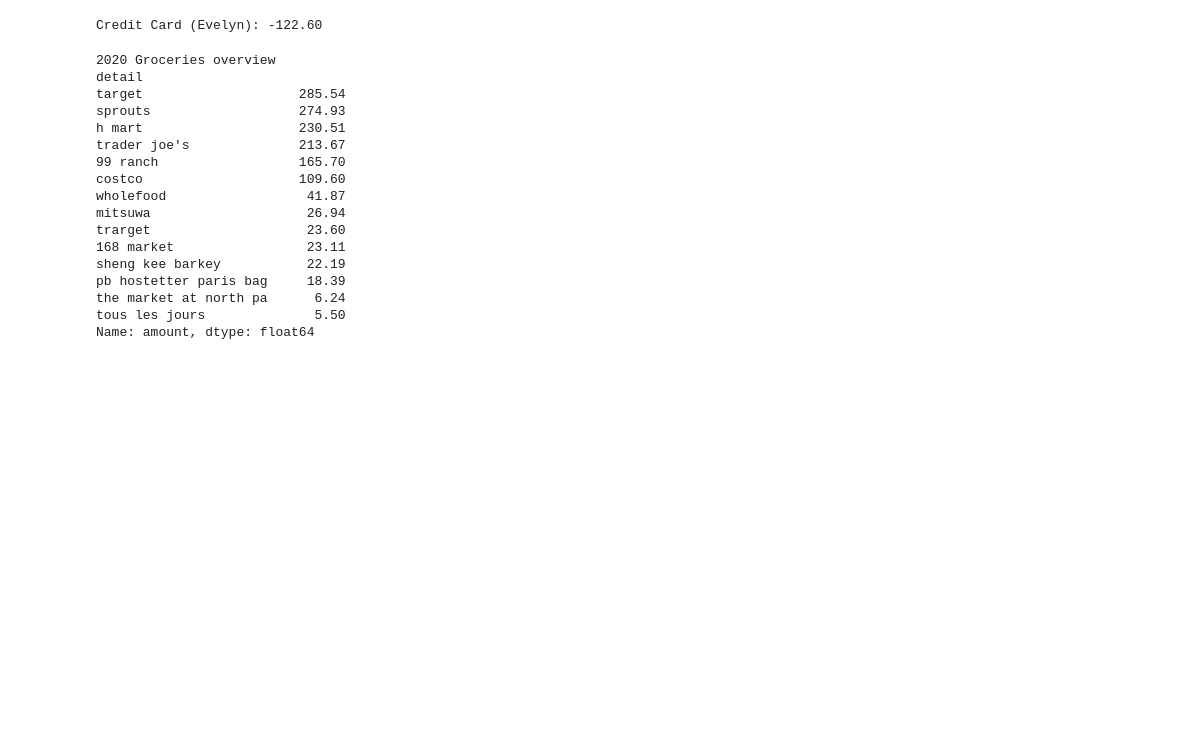
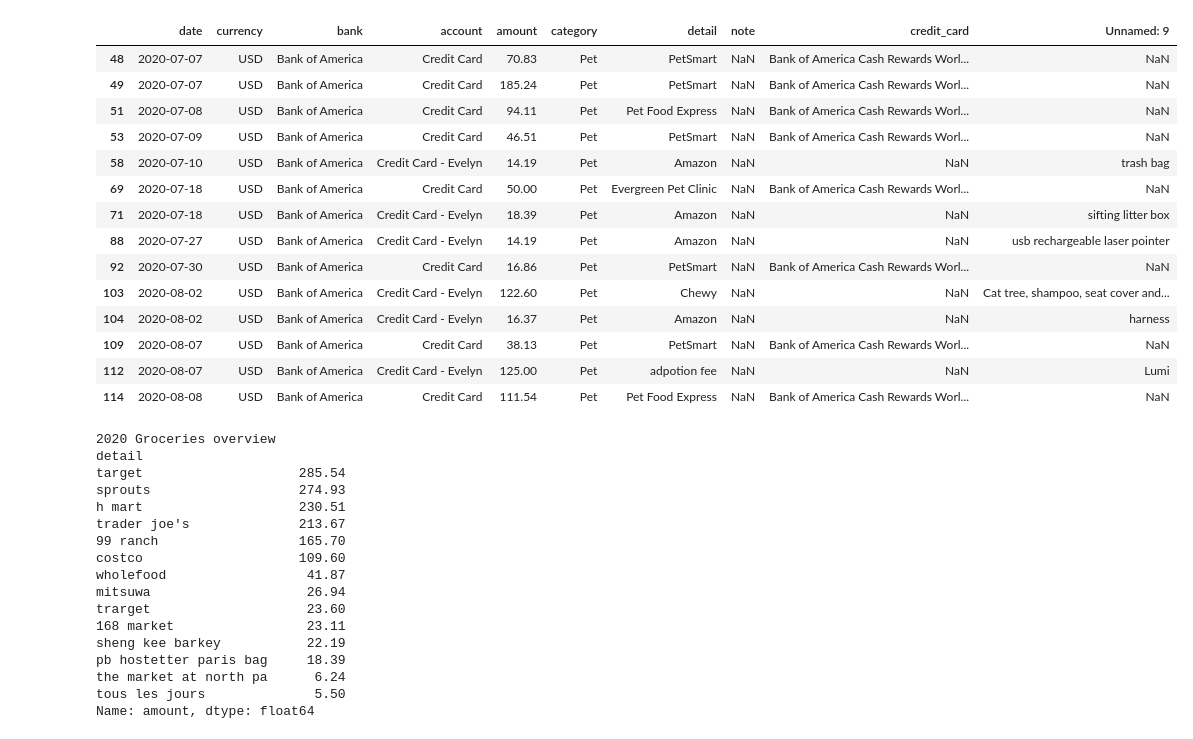
Before and after one commit to dgfsdg2001/MoneyMonitoring, a Jupyter notebook: account.ipynb, the cells around one changed output. Saved outputs shown, nothing was run; the diff lists cells and outputs as text; code cells hidden in the pictures; blank space fills up the shorter version.

```diff
--- a/account.ipynb
+++ b/account.ipynb
@@ -44,8 +44,25 @@ Credit Card: 76.25
+# %%
+pet = us["outcome"]
+pet.loc[pet.category == "Pet"]
+# %% [output]
+|  | date | currency | bank | account | amount | category | detail | note | credit_card | Unnamed: 9 |
+| 48 | 2020-07-07 | USD | Bank of America | Credit Card | 70.83 | Pet | PetSmart | NaN | Bank of America Cash Rewards Worl... | NaN |
+| 49 | 2020-07-07 | USD | Bank of America | Credit Card | 185.24 | Pet | PetSmart | NaN | Bank of America Cash Rewards Worl... | NaN |
+| 51 | 2020-07-08 | USD | Bank of America | Credit Card | 94.11 | Pet | Pet Food Express | NaN | Bank of America Cash Rewards Worl... | NaN |
+| 53 | 2020-07-09 | USD | Bank of America | Credit Card | 46.51 | Pet | PetSmart | NaN | Bank of America Cash Rewards Worl... | NaN |
+| 58 | 2020-07-10 | USD | Bank of America | Credit Card - Evelyn | 14.19 | Pet | Amazon | NaN | NaN | trash bag |
+| 69 | 2020-07-18 | USD | Bank of America | Credit Card | 50.00 | Pet | Evergreen Pet Clinic | NaN | Bank of America Cash Rewards Worl... | NaN |
+| 71 | 2020-07-18 | USD | Bank of America | Credit Card - Evelyn | 18.39 | Pet | Amazon | NaN | NaN | sifting litter box |
+| 88 | 2020-07-27 | USD | Bank of America | Credit Card - Evelyn | 14.19 | Pet | Amazon | NaN | NaN | usb rechargeable laser pointer |
+| 92 | 2020-07-30 | USD | Bank of America | Credit Card | 16.86 | Pet | PetSmart | NaN | Bank of America Cash Rewards Worl... | NaN |
+| 103 | 2020-08-02 | USD | Bank of America | Credit Card - Evelyn | 122.60 | Pet | Chewy | NaN | NaN | Cat tree, shampoo, seat cover and... |
+| 104 | 2020-08-02 | USD | Bank of America | Credit Card - Evelyn | 16.37 | Pet | Amazon | NaN | NaN | harness |
+| 109 | 2020-08-07 | USD | Bank of America | Credit Card | 38.13 | Pet | PetSmart | NaN | Bank of America Cash Rewards Worl... | NaN |
+| 112 | 2020-08-07 | USD | Bank of America | Credit Card - Evelyn | 125.00 | Pet | adpotion fee | NaN | NaN | Lumi |
+| 114 | 2020-08-08 | USD | Bank of America | Credit Card | 111.54 | Pet | Pet Food Express | NaN | Bank of America Cash Rewards Worl... | NaN |
 # %%
-evelyn_credit_card = -us["outcome"].loc[us["outcome"]["account"] == "Credit Card - Evelyn"]["amount"].sum()
-print("Credit Card (Evelyn): {:.2f}".format(evelyn_credit_card))
+# evelyn_credit_card = us["outcome"].loc[us["outcome"]["account"] == "Credit Card - Evelyn"]
+# print("Credit Card (Evelyn): {:.2f}".format(-evelyn_credit_card["amount"].sum()))
-# %% [output]
-Credit Card (Evelyn): -122.60
 # %%
 def get_spending_df(currency, start_date, end_date):
     return currency["outcome"].loc[(currency["outcome"]["date"] >= start_date) & (currency["outcome"]["date"] <= end_date)]
```
Also changed, not shown: parts of 5 cells of this notebook, 1 other file.
